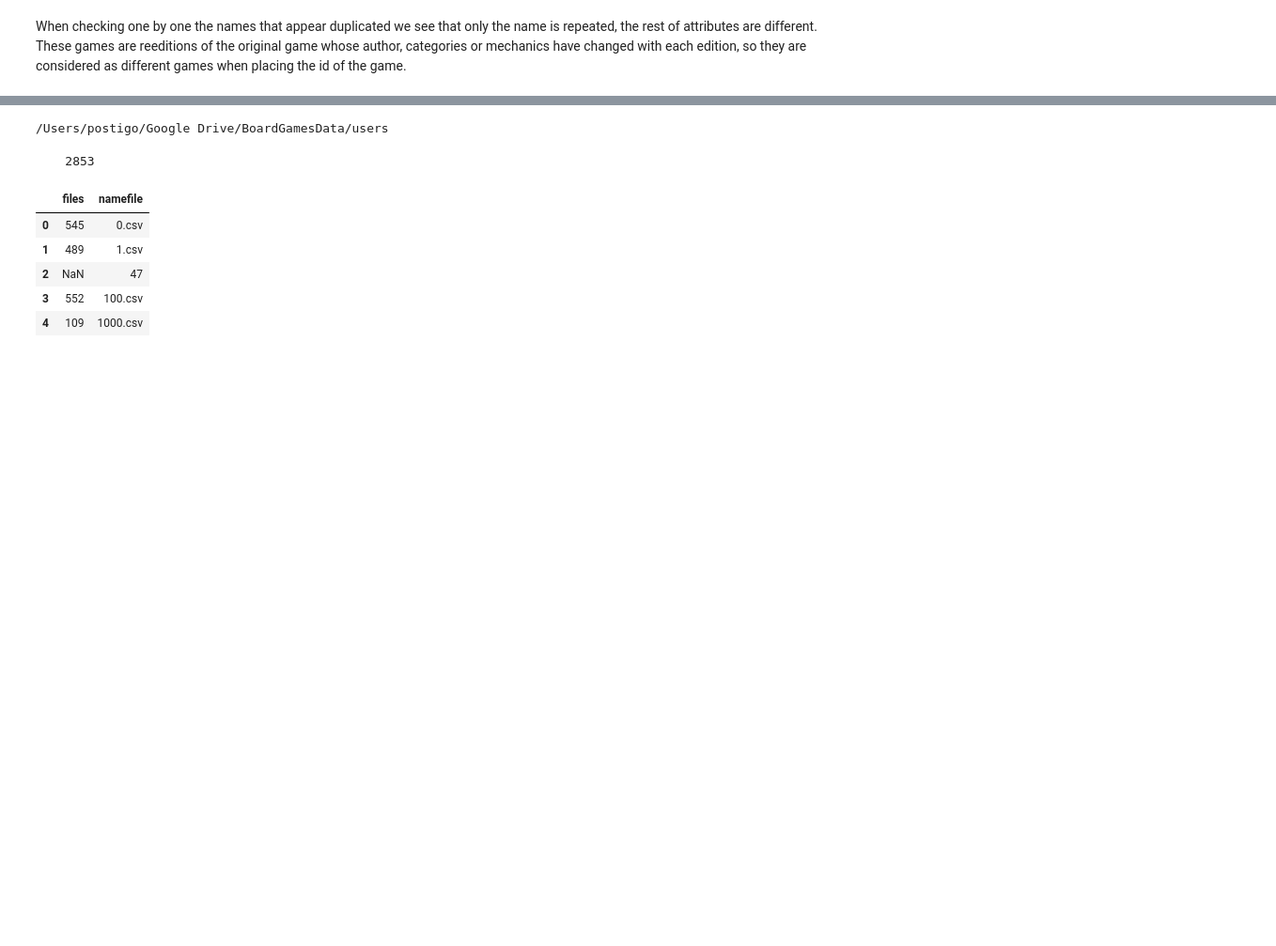
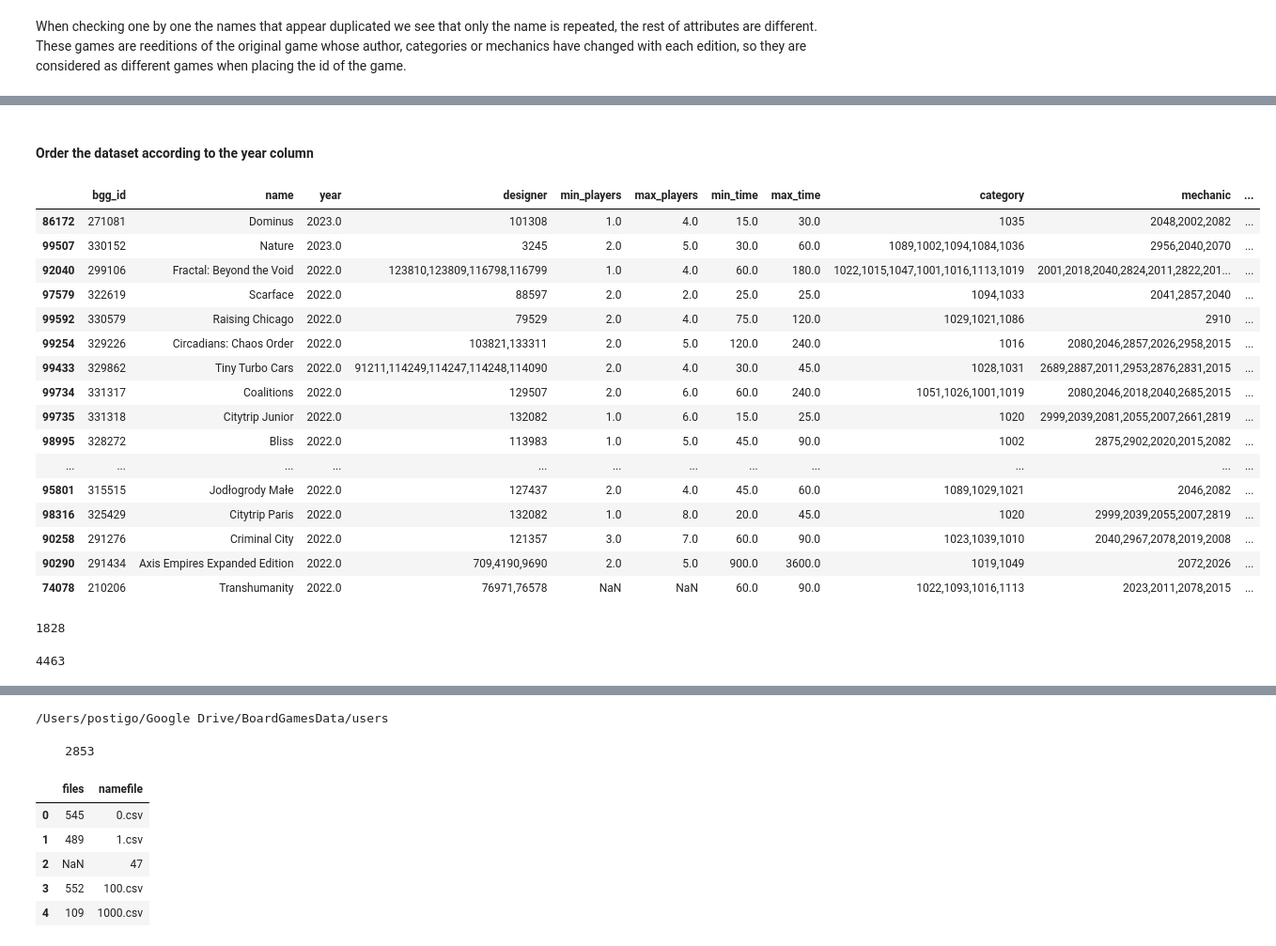
Before and after one commit to LourdesRodriguez/recommender_system, a Jupyter notebook: 2_Data_Understanding.ipynb, the cells around one changed output, grey strips where cells are left out. Shown: that part at 94% size. Drawn from its saved outputs; the diff is of its cells as text; code cells hidden in the pictures; blank space fills up the shorter version.

```diff
--- a/2_Data_Understanding.ipynb
+++ b/2_Data_Understanding.ipynb
@@ -190,0 +213,4 @@ When checking one by one the names that appear duplicated we see that only the n
+# %%
+cols= ['bgg_id', 'name', 'year','designer','min_players', 'max_players','min_time', 'max_time', 'category','mechanic','cooperative','rank', 'num_votes']
+bgames= pd.read_csv(file,usecols= cols, low_memory=False)
+bgames.head()
@@ -190,0 +247,33 @@ When checking one by one the names that appear duplicated we see that only the n
+# %% [markdown]
+#### Order the dataset according to the year column
+# %%
+year = bgames.sort_values('year', ascending=False)
+year.head(50)
+# %% [output]
+|  | bgg_id | name | year | designer | min_players | max_players | min_time | max_time | category | mechanic | ... |
+| 86172 | 271081 | Dominus | 2023.0 | 101308 | 1.0 | 4.0 | 15.0 | 30.0 | 1035 | 2048,2002,2082 | ... |
+| 99507 | 330152 | Nature | 2023.0 | 3245 | 2.0 | 5.0 | 30.0 | 60.0 | 1089,1002,1094,1084,1036 | 2956,2040,2070 | ... |
+| 92040 | 299106 | Fractal: Beyond the Void | 2022.0 | 123810,123809,116798,116799 | 1.0 | 4.0 | 60.0 | 180.0 | 1022,1015,1047,1001,1016,1113,1019 | 2001,2018,2040,2824,2011,2822,201... | ... |
+| 97579 | 322619 | Scarface | 2022.0 | 88597 | 2.0 | 2.0 | 25.0 | 25.0 | 1094,1033 | 2041,2857,2040 | ... |
+| 99592 | 330579 | Raising Chicago | 2022.0 | 79529 | 2.0 | 4.0 | 75.0 | 120.0 | 1029,1021,1086 | 2910 | ... |
+| 99254 | 329226 | Circadians: Chaos Order | 2022.0 | 103821,133311 | 2.0 | 5.0 | 120.0 | 240.0 | 1016 | 2080,2046,2857,2026,2958,2015 | ... |
+| 99433 | 329862 | Tiny Turbo Cars | 2022.0 | 91211,114249,114247,114248,114090 | 2.0 | 4.0 | 30.0 | 45.0 | 1028,1031 | 2689,2887,2011,2953,2876,2831,2015 | ... |
+| 99734 | 331317 | Coalitions | 2022.0 | 129507 | 2.0 | 6.0 | 60.0 | 240.0 | 1051,1026,1001,1019 | 2080,2046,2018,2040,2685,2015 | ... |
+| 99735 | 331318 | Citytrip Junior | 2022.0 | 132082 | 1.0 | 6.0 | 15.0 | 25.0 | 1020 | 2999,2039,2081,2055,2007,2661,2819 | ... |
+| 98995 | 328272 | Bliss | 2022.0 | 113983 | 1.0 | 5.0 | 45.0 | 90.0 | 1002 | 2875,2902,2020,2015,2082 | ... |
+| ... | ... | ... | ... | ... | ... | ... | ... | ... | ... | ... | ... |
+| 95801 | 315515 | Jodłogrody Małe | 2022.0 | 127437 | 2.0 | 4.0 | 45.0 | 60.0 | 1089,1029,1021 | 2046,2082 | ... |
+| 98316 | 325429 | Citytrip Paris | 2022.0 | 132082 | 1.0 | 8.0 | 20.0 | 45.0 | 1020 | 2999,2039,2055,2007,2819 | ... |
+| 90258 | 291276 | Criminal City | 2022.0 | 121357 | 3.0 | 7.0 | 60.0 | 90.0 | 1023,1039,1010 | 2040,2967,2078,2019,2008 | ... |
+| 90290 | 291434 | Axis Empires Expanded Edition | 2022.0 | 709,4190,9690 | 2.0 | 5.0 | 900.0 | 3600.0 | 1019,1049 | 2072,2026 | ... |
+| 74078 | 210206 | Transhumanity | 2022.0 | 76971,76578 | NaN | NaN | 60.0 | 90.0 | 1022,1093,1016,1113 | 2023,2011,2078,2015 | ... |
+# %%
+year['year'][year['year'].isin([2021, 2022])].count()
+# %% [output]
+1828
+# %%
+# Review the games released in 2020, which is the last year completed
+
+year['year'][year['year']==2020].count()
+# %% [output]
+4463
```
Also changed, not shown: parts of 23 cells of this notebook.
